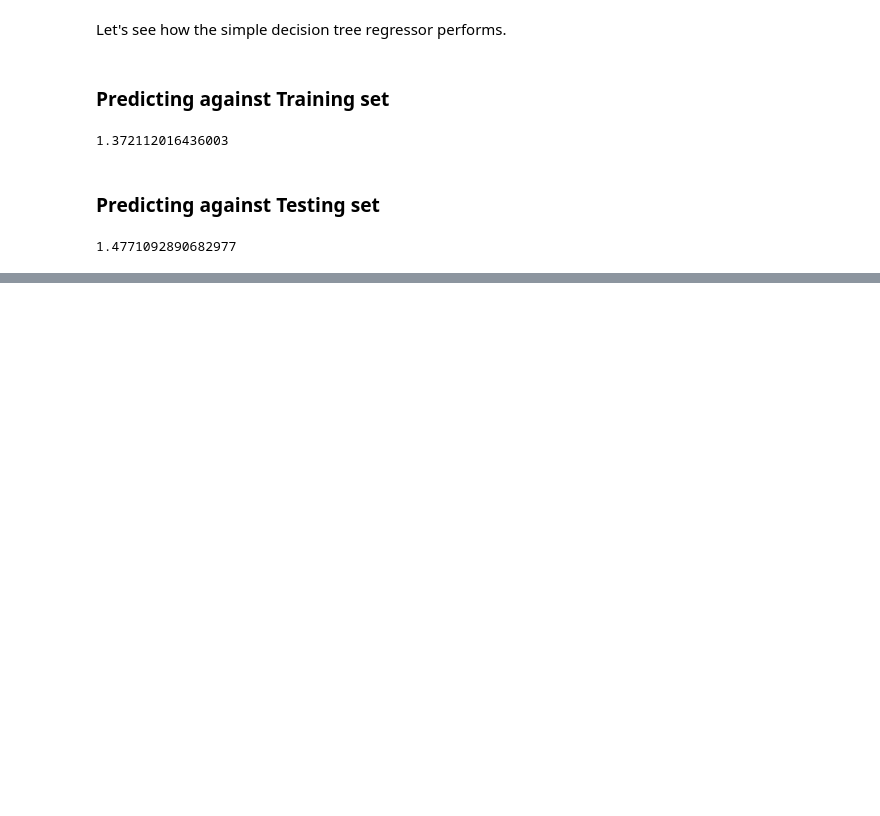
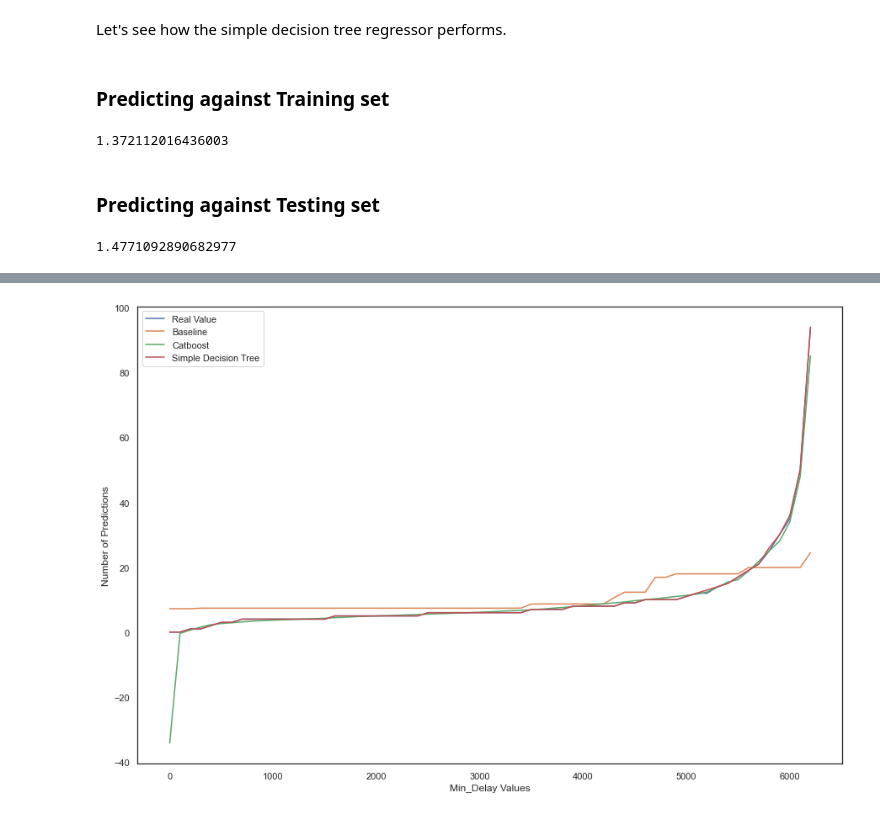
Before and after one commit to rachaellam/ML-ttc, a Jupyter notebook: TTC_ML.ipynb, the cells around one changed output, grey strips where cells are left out. Cells and saved outputs as stored; diff of their text form; code cells hidden in the pictures; blank space fills up the shorter version.

Commit message:
showing ml comparison visualization

```diff
--- a/TTC_ML.ipynb
+++ b/TTC_ML.ipynb
@@ -614,0 +595,19 @@ TypeError: 'NoneType' object is not subscriptable
+# %%
+x = range(len(train_y))
+y0 = train_y.sort_values()
+y1 = bs_train_pred
+y2 = cb_train_pred
+y3 = sd_train_pred
+
+
+plt. figure(figsize=(15,10))
+plt.plot(x[::100], y0[::100], label = "Real Value", linestyle="-")
+plt.plot(x[::100], y1[::100], label = "Baseline", linestyle="-")
+plt.plot(x[::100], y2[::100], label = "Catboost", linestyle="-")
+plt.plot(x[::100], y3[::100], label = "Simple Decision Tree", linestyle="-")
+plt.legend()
+plt.xlabel("Min_Delay Values")
+plt.ylabel("Number of Predictions")
+plt.show()
+# %% [output]
+[figure, added]
```
Also changed, not shown: parts of 9 cells of this notebook.
